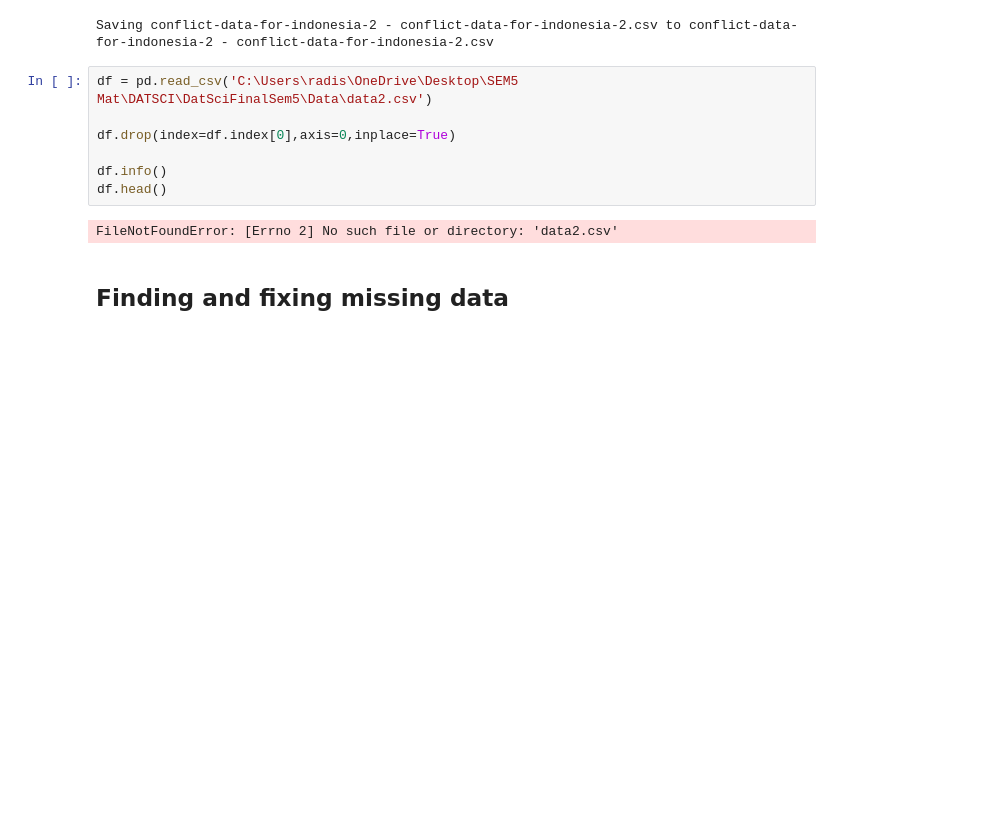
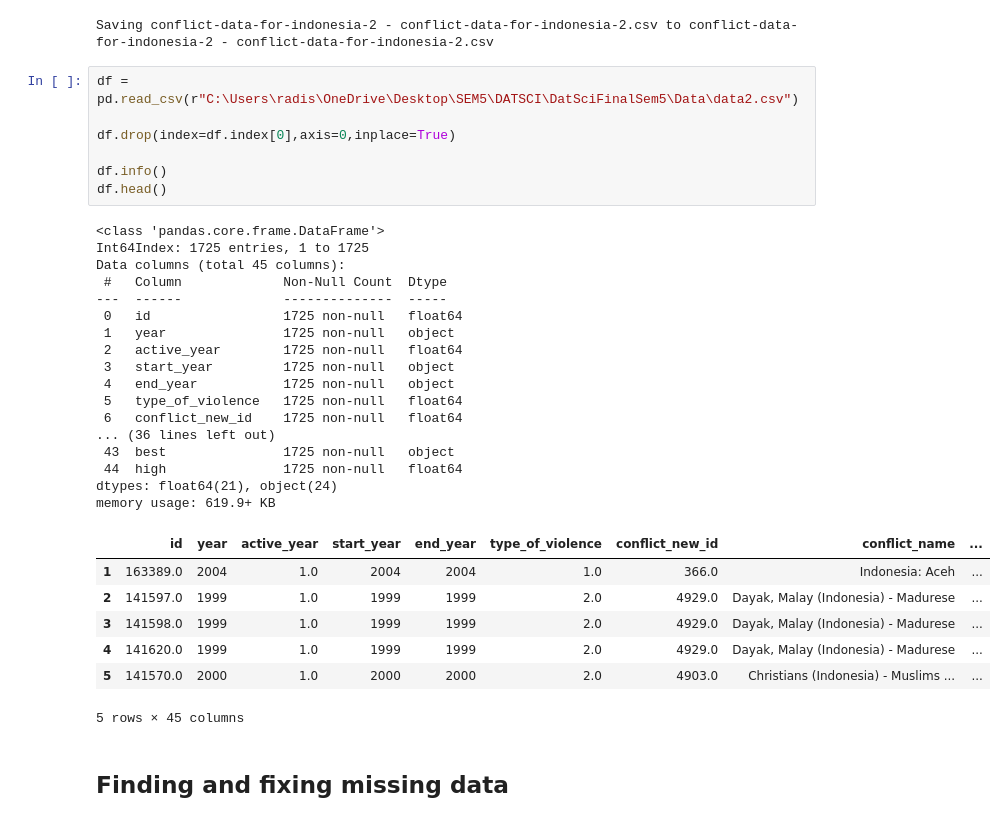
Before and after one commit to radisahussein/DatSciFinalSem5, a Jupyter notebook: finalprojectDS.ipynb, the cells around one changed output. Cells and saved outputs as stored; diff of their text form; blank space fills up the shorter version.

```diff
--- a/finalprojectDS.ipynb
+++ b/finalprojectDS.ipynb
@@ -8,14 +8,37 @@ uploaded = files.upload()
 [interactive output not drawn]
 Saving conflict-data-for-indonesia-2 - conflict-data-for-indonesia-2.csv to conflict-data-for-indonesia-2 - conflict-data-for-indonesia-2.csv
 # %%
-df = pd.read_csv('C:\Users\radis\OneDrive\Desktop\SEM5 Mat\DATSCI\DatSciFinalSem5\Data\data2.csv')
+df = pd.read_csv(r"C:\Users\radis\OneDrive\Desktop\SEM5\DATSCI\DatSciFinalSem5\Data\data2.csv")
 
 df.drop(index=df.index[0],axis=0,inplace=True)
 
 df.info()
 df.head()
 # %% [output]
-FileNotFoundError: [Errno 2] No such file or directory: 'data2.csv'
+<class 'pandas.core.frame.DataFrame'>
+Int64Index: 1725 entries, 1 to 1725
+Data columns (total 45 columns):
+ #   Column             Non-Null Count  Dtype
+---  ------             --------------  -----
+ 0   id                 1725 non-null   float64
+ 1   year               1725 non-null   object
+ 2   active_year        1725 non-null   float64
+ 3   start_year         1725 non-null   object
+ 4   end_year           1725 non-null   object
+ 5   type_of_violence   1725 non-null   float64
+ 6   conflict_new_id    1725 non-null   float64
+... (36 lines left out)
+ 43  best               1725 non-null   object
+ 44  high               1725 non-null   float64
+dtypes: float64(21), object(24)
+memory usage: 619.9+ KB
+|  | id | year | active_year | start_year | end_year | type_of_violence | conflict_new_id | conflict_name | ... |
+| 1 | 163389.0 | 2004 | 1.0 | 2004 | 2004 | 1.0 | 366.0 | Indonesia: Aceh | ... |
+| 2 | 141597.0 | 1999 | 1.0 | 1999 | 1999 | 2.0 | 4929.0 | Dayak, Malay (Indonesia) - Madurese | ... |
+| 3 | 141598.0 | 1999 | 1.0 | 1999 | 1999 | 2.0 | 4929.0 | Dayak, Malay (Indonesia) - Madurese | ... |
+| 4 | 141620.0 | 1999 | 1.0 | 1999 | 1999 | 2.0 | 4929.0 | Dayak, Malay (Indonesia) - Madurese | ... |
+| 5 | 141570.0 | 2000 | 1.0 | 2000 | 2000 | 2.0 | 4903.0 | Christians (Indonesia) - Muslims ... | ... |
+5 rows × 45 columns
 # %% [markdown]
 ## Finding and fixing missing data
 # %%
```
Also changed, not shown: parts of 8 cells of this notebook.
